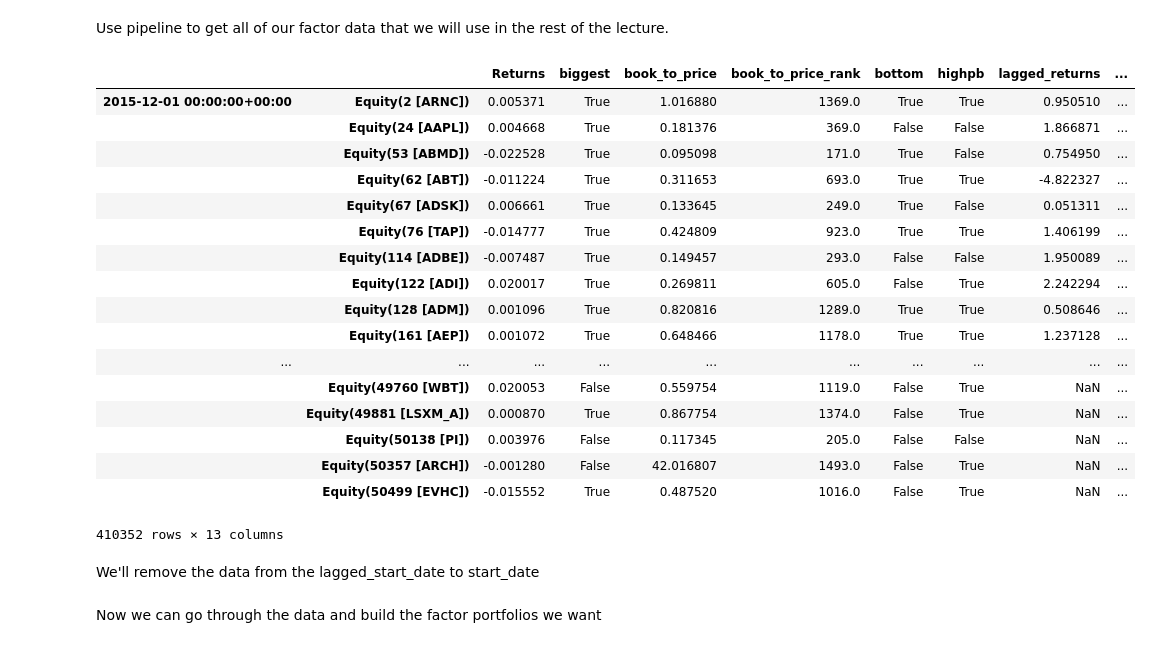
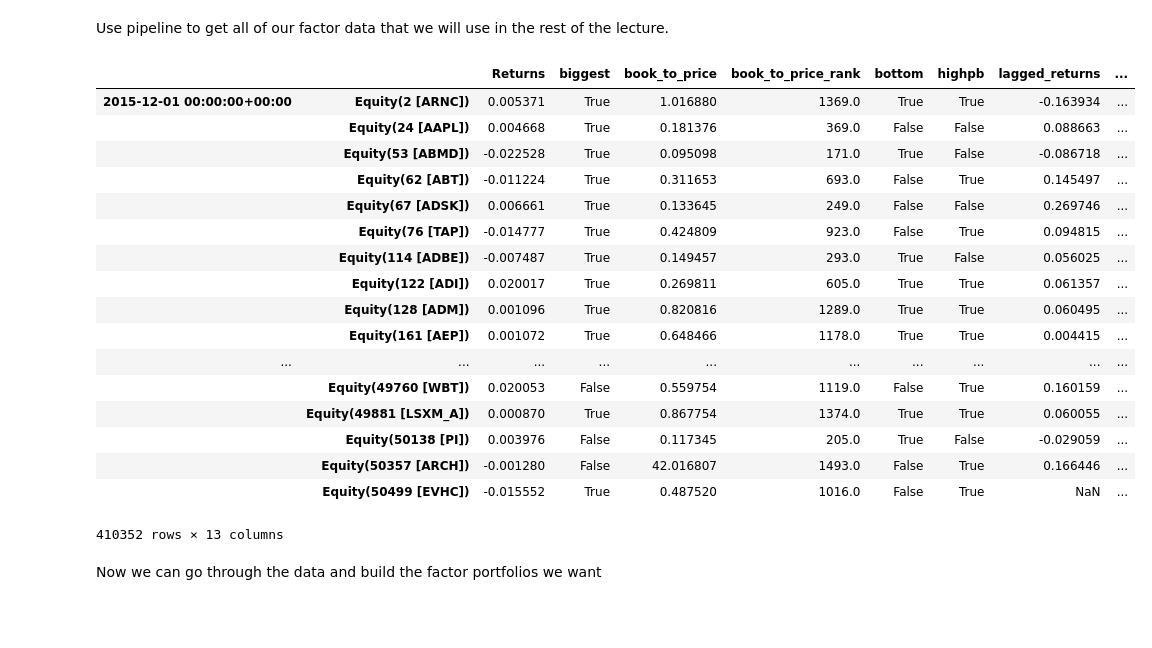
Before and after one commit to quantopian/research_public, a Jupyter notebook: notebooks/lectures/Fundamental_Factor_Models/notebook.ipynb, the cells around one changed output. Drawn from its saved outputs; the diff is of its cells as text; code cells hidden in the pictures; blank space fills up the shorter version.

```diff
--- a/notebooks/lectures/Fundamental_Factor_Models/notebook.ipynb
+++ b/notebooks/lectures/Fundamental_Factor_Models/notebook.ipynb
@@ -53,13 +55,12 @@ Use pipeline to get all of our factor data that we will use in the rest of the l
 # %%
 class LaggedReturns(CustomFactor):
     # will give us the returns from last month
-    inputs = [Returns(window_length=273)]
-    window_length = 273
+    inputs = [Returns(window_length=20)]
+    window_length = 20
 
     def compute(self, today, assets, out, lag_returns):
-        m = today.month # need to fix this
 
-        out[:] = lag_returns[(21 * m) - 1] / lag_returns[21 * (m - 1)]
+        out[:] = lag_returns[0]
 
 class BookToPrice(CustomFactor):
     # pb = price to book, but we return the reciprocal
@@ -109,52 +110,49 @@ def make_pipeline():
     top = lagged_returns_rank.top(1000)
     bottom = lagged_returns_rank.bottom(1000)
 
     # don't return anything not in this set, as we don't need it
     pipe.set_screen(Q1500US() & (biggest | smallest | highpb | lowpb | top | bottom))
 
     # add the boolean flags we computed to the output data
     pipe.add(biggest, 'biggest')
     pipe.add(smallest, 'smallest')
 
     pipe.add(highpb, 'highpb')
     pipe.add(lowpb, 'lowpb')
 
     pipe.add(top, 'top')
     pipe.add(bottom, 'bottom')
 
     return pipe
 
 # Initializing the pipe
 pipe = make_pipeline()
 
 # Dependency Graph
 pipe.show_graph('png')
 
 # Now let's start the pipeline
-lagged_start_date = '2015-12-01'
-start_date, end_date = '2016-01-01', '2016-12-31' # the actual dates over which we'll conduct our test
+start_date, end_date = '2016-01-01', '2016-12-31'
 
-results = run_pipeline(pipe, lagged_start_date, end_date)
+results = run_pipeline(pipe, start_date, end_date)
 
 results
 # %% [output]
 |  |  | Returns | biggest | book_to_price | book_to_price_rank | bottom | highpb | lagged_returns | ... |
-| 2015-12-01 00:00:00+00:00 | Equity(2 [ARNC]) | 0.005371 | True | 1.016880 | 1369.0 | True | True | 0.950510 | ... |
-|  | Equity(24 [AAPL]) | 0.004668 | True | 0.181376 | 369.0 | False | False | 1.866871 | ... |
-|  | Equity(53 [ABMD]) | -0.022528 | True | 0.095098 | 171.0 | True | False | 0.754950 | ... |
-|  | Equity(62 [ABT]) | -0.011224 | True | 0.311653 | 693.0 | True | True | -4.822327 | ... |
-|  | Equity(67 [ADSK]) | 0.006661 | True | 0.133645 | 249.0 | True | False | 0.051311 | ... |
-|  | Equity(76 [TAP]) | -0.014777 | True | 0.424809 | 923.0 | True | True | 1.406199 | ... |
-|  | Equity(114 [ADBE]) | -0.007487 | True | 0.149457 | 293.0 | False | False | 1.950089 | ... |
-|  | Equity(122 [ADI]) | 0.020017 | True | 0.269811 | 605.0 | False | True | 2.242294 | ... |
-|  | Equity(128 [ADM]) | 0.001096 | True | 0.820816 | 1289.0 | True | True | 0.508646 | ... |
-|  | Equity(161 [AEP]) | 0.001072 | True | 0.648466 | 1178.0 | True | True | 1.237128 | ... |
+| 2015-12-01 00:00:00+00:00 | Equity(2 [ARNC]) | 0.005371 | True | 1.016880 | 1369.0 | True | True | -0.163934 | ... |
+|  | Equity(24 [AAPL]) | 0.004668 | True | 0.181376 | 369.0 | False | False | 0.088663 | ... |
+|  | Equity(53 [ABMD]) | -0.022528 | True | 0.095098 | 171.0 | True | False | -0.086718 | ... |
+|  | Equity(62 [ABT]) | -0.011224 | True | 0.311653 | 693.0 | False | True | 0.145497 | ... |
+|  | Equity(67 [ADSK]) | 0.006661 | True | 0.133645 | 249.0 | False | False | 0.269746 | ... |
+|  | Equity(76 [TAP]) | -0.014777 | True | 0.424809 | 923.0 | False | True | 0.094815 | ... |
+|  | Equity(114 [ADBE]) | -0.007487 | True | 0.149457 | 293.0 | True | False | 0.056025 | ... |
+|  | Equity(122 [ADI]) | 0.020017 | True | 0.269811 | 605.0 | True | True | 0.061357 | ... |
+|  | Equity(128 [ADM]) | 0.001096 | True | 0.820816 | 1289.0 | True | True | 0.060495 | ... |
+|  | Equity(161 [AEP]) | 0.001072 | True | 0.648466 | 1178.0 | True | True | 0.004415 | ... |
 | ... | ... | ... | ... | ... | ... | ... | ... | ... | ... |
-|  | Equity(49760 [WBT]) | 0.020053 | False | 0.559754 | 1119.0 | False | True | NaN | ... |
-|  | Equity(49881 [LSXM_A]) | 0.000870 | True | 0.867754 | 1374.0 | False | True | NaN | ... |
-|  | Equity(50138 [PI]) | 0.003976 | False | 0.117345 | 205.0 | False | False | NaN | ... |
-|  | Equity(50357 [ARCH]) | -0.001280 | False | 42.016807 | 1493.0 | False | True | NaN | ... |
+|  | Equity(49760 [WBT]) | 0.020053 | False | 0.559754 | 1119.0 | False | True | 0.160159 | ... |
+|  | Equity(49881 [LSXM_A]) | 0.000870 | True | 0.867754 | 1374.0 | True | True | 0.060055 | ... |
+|  | Equity(50138 [PI]) | 0.003976 | False | 0.117345 | 205.0 | True | False | -0.029059 | ... |
+|  | Equity(50357 [ARCH]) | -0.001280 | False | 42.016807 | 1493.0 | False | True | 0.166446 | ... |
 |  | Equity(50499 [EVHC]) | -0.015552 | True | 0.487520 | 1016.0 | False | True | NaN | ... |
 410352 rows × 13 columns
-# %% [markdown]
-We'll remove the data from the lagged_start_date to start_date
```
Also changed, not shown: parts of 9 cells of this notebook, 1 other file.
